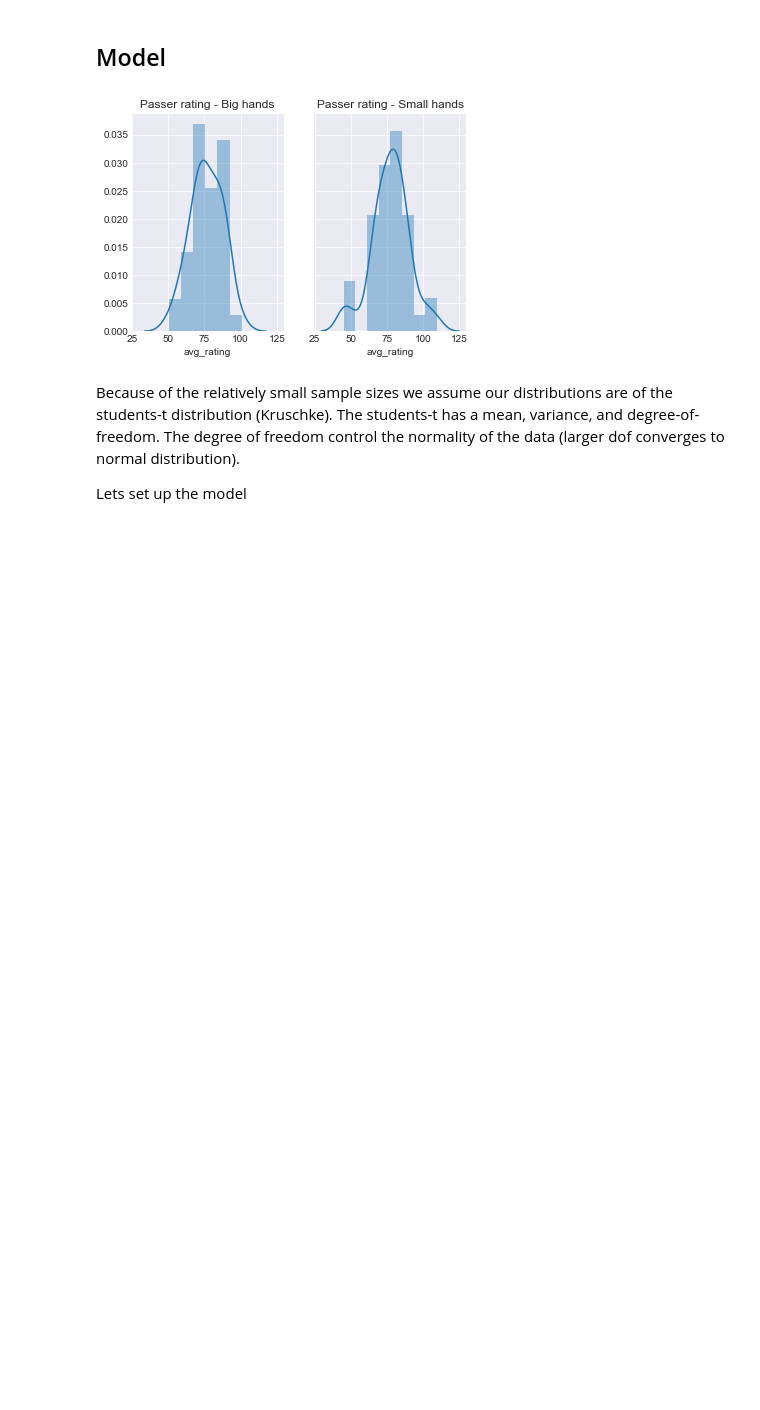
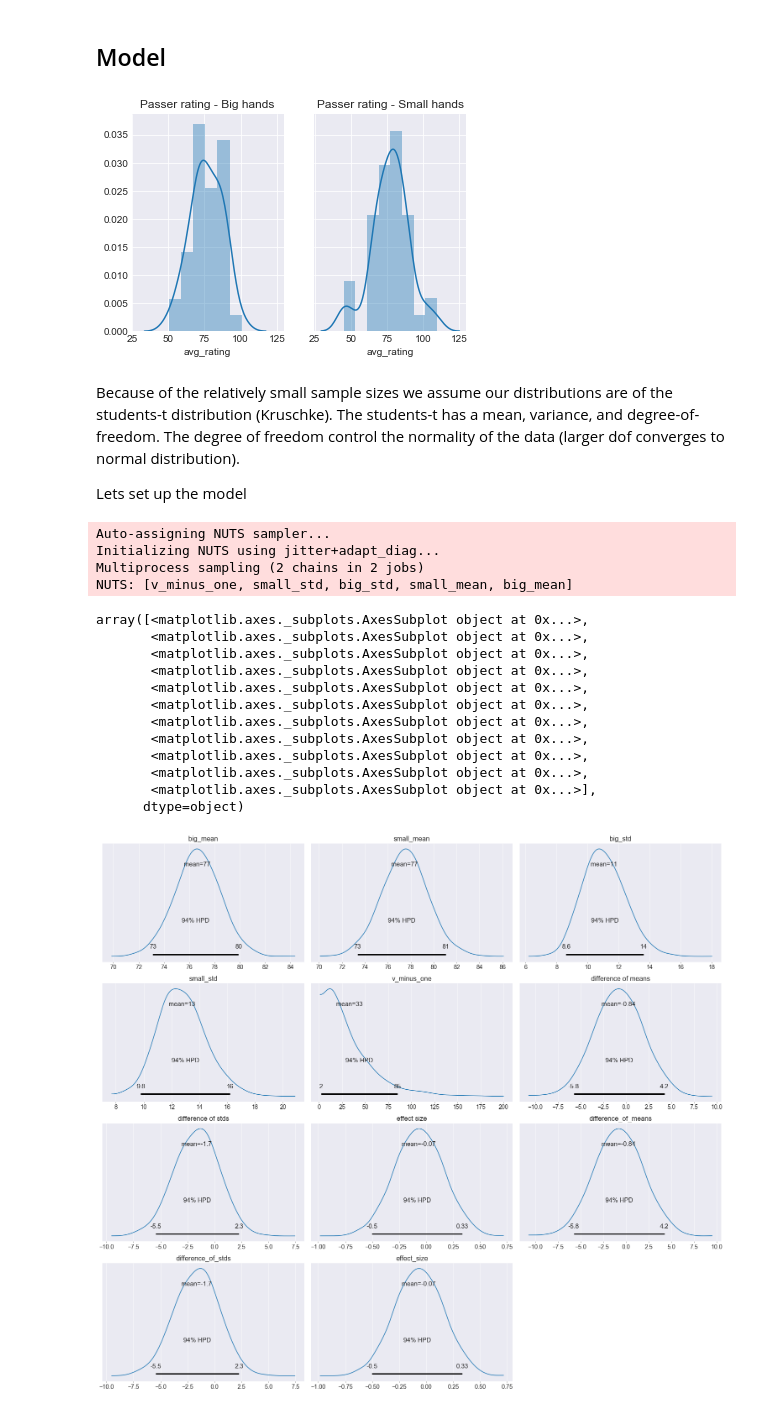
Before and after one commit to lewisbails/nfl-project, a Jupyter notebook: notebooks/quarterback_hands.ipynb, the cells around one changed output. Saved outputs shown, nothing was run; the diff lists cells and outputs as text; code cells hidden in the pictures; blank space fills up the shorter version.

Commit message:
Modelling for qb hands with pymc3

```diff
--- a/notebooks/quarterback_hands.ipynb
+++ b/notebooks/quarterback_hands.ipynb
@@ -9,7 +9,12 @@ import pandas as pd
 import numpy as np
 import mysql.connector
 import sys
+import pickle
 from datetime import datetime as dt
+import matplotlib.pyplot as plt
+import seaborn as sns
+plt.style.use('seaborn-darkgrid')
+import pymc3 as pm
 sys.path.append('..')
 # %% [markdown]
 ## Load
@@ -327,0 +330,8 @@ std = pd.concat([small_hands,big_hands]).std()
+# %%
+# priors on the mean
+m_mu = pd.concat([small_hands,big_hands]).mean()
+m_sd = pd.concat([small_hands,big_hands]).std()
+
+with pm.Model() as model:
+    big_mean = pm.Normal('big_mean', mu=m_mu, sd=m_sd)
+    small_mean = pm.Normal('small_mean', mu=m_mu, sd=m_sd)
@@ -327,0 +364,30 @@ std = pd.concat([small_hands,big_hands]).std()
+# %%
+with model:
+    trace = pm.sample(2000)
+
+    with open(f'trace_qbhands_{today}.pckle', 'wb') as f:
+        pickle.dump(trace, f)
+# %% [output]
+Auto-assigning NUTS sampler...
+Initializing NUTS using jitter+adapt_diag...
+Multiprocess sampling (2 chains in 2 jobs)
+NUTS: [v_minus_one, small_std, big_std, small_mean, big_mean]
+# %%
+with open('trace_qbhands.pckle', 'rb') as f:
+    trace = pickle.load(f)
+# %%
+pm.plot_posterior(trace)
+# %% [output]
+array([<matplotlib.axes._subplots.AxesSubplot object at 0x...>,
+       <matplotlib.axes._subplots.AxesSubplot object at 0x...>,
+       <matplotlib.axes._subplots.AxesSubplot object at 0x...>,
+       <matplotlib.axes._subplots.AxesSubplot object at 0x...>,
+       <matplotlib.axes._subplots.AxesSubplot object at 0x...>,
+       <matplotlib.axes._subplots.AxesSubplot object at 0x...>,
+       <matplotlib.axes._subplots.AxesSubplot object at 0x...>,
+       <matplotlib.axes._subplots.AxesSubplot object at 0x...>,
+       <matplotlib.axes._subplots.AxesSubplot object at 0x...>,
+       <matplotlib.axes._subplots.AxesSubplot object at 0x...>,
+       <matplotlib.axes._subplots.AxesSubplot object at 0x...>],
+      dtype=object)
+[figure, added]
```
Also changed, not shown: parts of 8 cells of this notebook, 1 other file.
